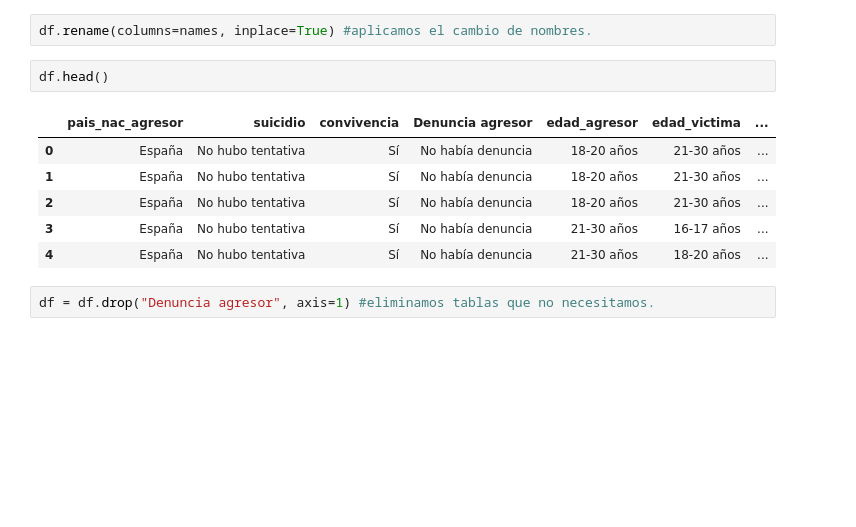
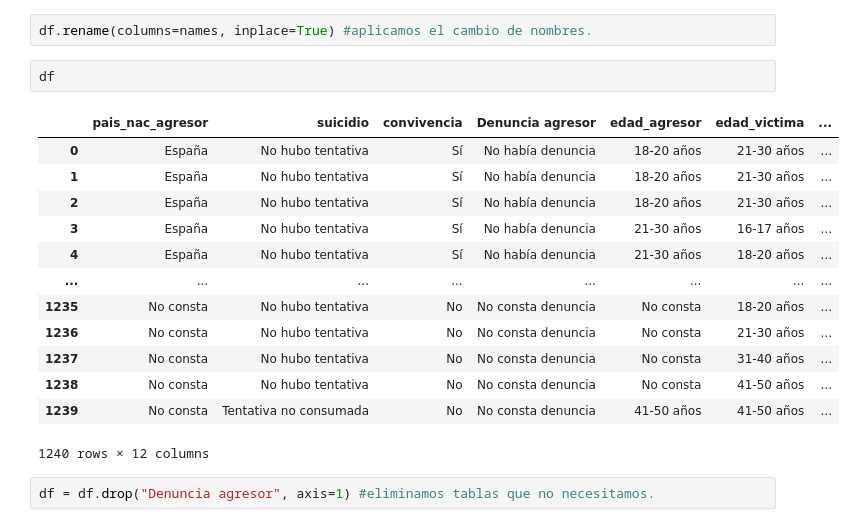
Before and after one commit to SergioPrior/Violencia-de-genero, a Jupyter notebook: Violencia_Spain.ipynb, the cells around one changed output. Cells and saved outputs as stored; diff of their text form; blank space fills up the shorter version.

```diff
--- a/Violencia_Spain.ipynb
+++ b/Violencia_Spain.ipynb
@@ -29,14 +29,21 @@ names={"Comunidad autónoma":"comunidad_autonoma", "Tramo de edad Agresor":"edad
 # %%
 df.rename(columns=names, inplace=True) #aplicamos el cambio de nombres.
 # %%
-df.head()
+df
 # %% [output]
 |  | pais_nac_agresor | suicidio | convivencia | Denuncia agresor | edad_agresor | edad_victima | ... |
 | 0 | España | No hubo tentativa | Sí | No había denuncia | 18-20 años | 21-30 años | ... |
 | 1 | España | No hubo tentativa | Sí | No había denuncia | 18-20 años | 21-30 años | ... |
 | 2 | España | No hubo tentativa | Sí | No había denuncia | 18-20 años | 21-30 años | ... |
 | 3 | España | No hubo tentativa | Sí | No había denuncia | 21-30 años | 16-17 años | ... |
 | 4 | España | No hubo tentativa | Sí | No había denuncia | 21-30 años | 18-20 años | ... |
+| ... | ... | ... | ... | ... | ... | ... | ... |
+| 1235 | No consta | No hubo tentativa | No | No consta denuncia | No consta | 18-20 años | ... |
+| 1236 | No consta | No hubo tentativa | No | No consta denuncia | No consta | 21-30 años | ... |
+| 1237 | No consta | No hubo tentativa | No | No consta denuncia | No consta | 31-40 años | ... |
+| 1238 | No consta | No hubo tentativa | No | No consta denuncia | No consta | 41-50 años | ... |
+| 1239 | No consta | Tentativa no consumada | No | No consta denuncia | 41-50 años | 41-50 años | ... |
+1240 rows × 12 columns
 # %%
 df = df.drop("Denuncia agresor", axis=1) #eliminamos tablas que no necesitamos.
 # %%
```
Also changed, not shown: parts of 8 cells of this notebook.
